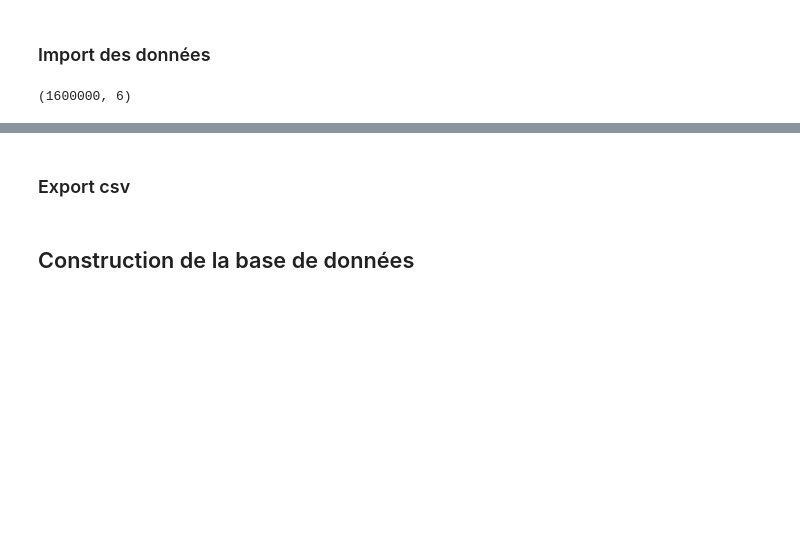
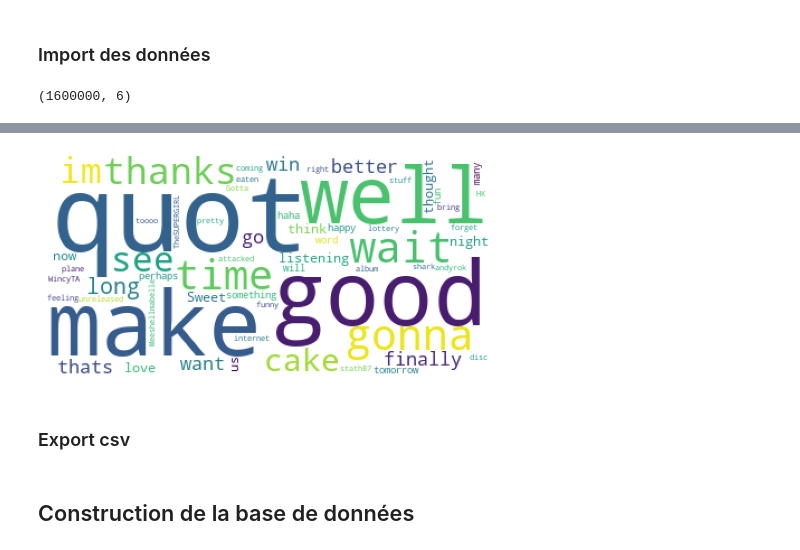
Before and after one commit to AurelieAAN/Project7_detection_des_tweets_d_insatisfactions_deep_learning, a Jupyter notebook: P7_02_scripts.ipynb, the cells around one changed output, grey strips where cells are left out. Drawn from its saved outputs; the diff is of its cells as text; code cells hidden in the pictures; blank space fills up the shorter version.

```diff
--- a/P7_02_scripts.ipynb
+++ b/P7_02_scripts.ipynb
@@ -125,3 +128,7 @@ df.head(2)
+# %%
+pk.wordcloud_plot(df.loc[df["target"]==4]["tweet"])
+# %% [output]
+[figure, added]
 # %% [markdown]
 ### Export csv
 # %%
```
Also changed, not shown: parts of 48 cells of this notebook.
